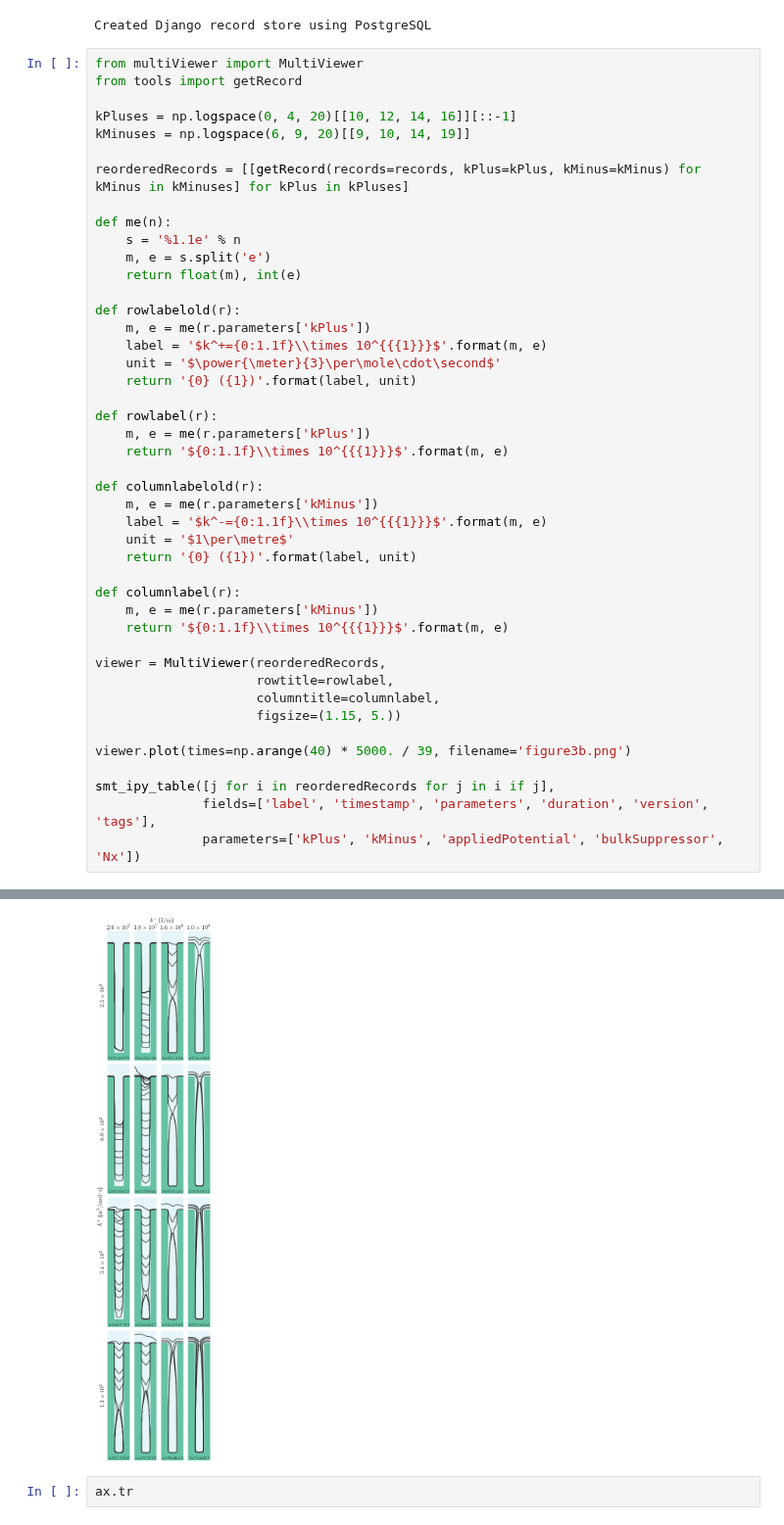
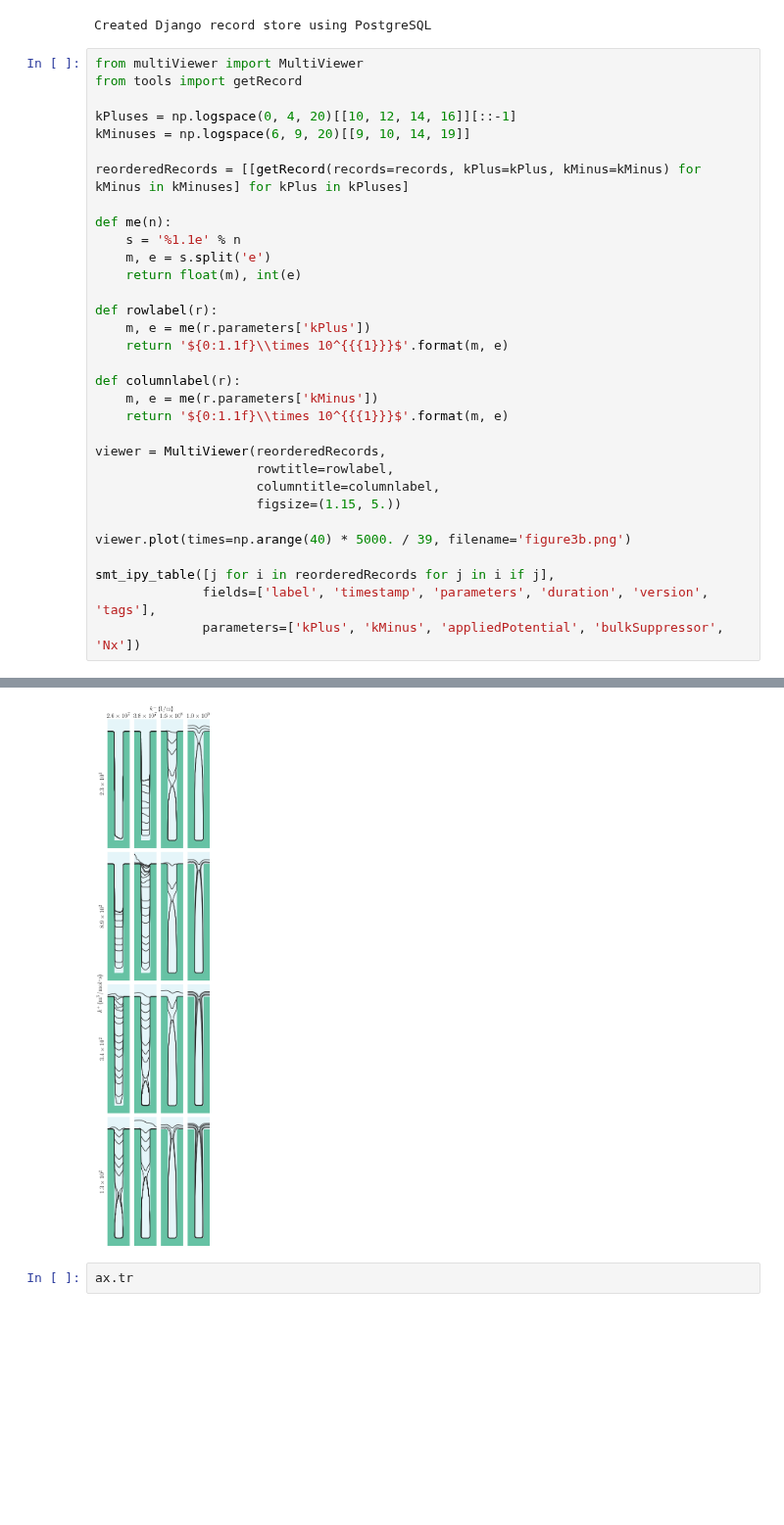
Before and after one commit to wd15/extremefill2D, a Jupyter notebook: figure3b.ipynb, the cells around one changed output, grey strips where cells are left out. Shown at 98% size. Drawn from its saved outputs; the diff is of its cells as text; blank space fills up the shorter version.

Commit message:
Update figures to remove Sumatra labels.

```diff
--- a/figure3b.ipynb
+++ b/figure3b.ipynb
@@ -21,54 +21,42 @@ def me(n):
     m, e = s.split('e')
     return float(m), int(e)
 
-def rowlabelold(r):
-    m, e = me(r.parameters['kPlus'])
-    label = '$k^+={0:1.1f}\\times 10^{{{1}}}$'.format(m, e)
-    unit = '$\power{\meter}{3}\per\mole\cdot\second$'
-    return '{0} ({1})'.format(label, unit)
-
 def rowlabel(r):
     m, e = me(r.parameters['kPlus'])
     return '${0:1.1f}\\times 10^{{{1}}}$'.format(m, e)
-
-def columnlabelold(r):
-    m, e = me(r.parameters['kMinus'])
-    label = '$k^-={0:1.1f}\\times 10^{{{1}}}$'.format(m, e)
-    unit = '$1\per\metre$'
-    return '{0} ({1})'.format(label, unit)
 
 def columnlabel(r):
     m, e = me(r.parameters['kMinus'])
     return '${0:1.1f}\\times 10^{{{1}}}$'.format(m, e)
 
 viewer = MultiViewer(reorderedRecords,
                      rowtitle=rowlabel,
                      columntitle=columnlabel,
                      figsize=(1.15, 5.))
 
 viewer.plot(times=np.arange(40) * 5000. / 39, filename='figure3b.png')
 
 smt_ipy_table([j for i in reorderedRecords for j in i if j],
               fields=['label', 'timestamp', 'parameters', 'duration', 'version', 'tags'],
               parameters=['kPlus', 'kMinus', 'appliedPotential', 'bulkSuppressor', 'Nx'])
 # %% [output]
 | Label | Timestamp | Parameters | Duration | Version | Tags |
 | 865ce676 | 2013-09-25 18:21 | kPlus: 2335.72146909, kMinus: 263... | 6m 30.16s | 43fd70c2edaa | annular56 |
 | 0ba3a14b | 2013-09-25 18:23 | kPlus: 2335.72146909, kMinus: 379... | 46m 37.40s | 43fd70c2edaa | annular56 |
 | ba81166a | 2013-09-25 18:24 | kPlus: 2335.72146909, kMinus: 162... | 2h 14m 34.79s | 43fd70c2edaa | annular56 |
 | a53ac4ef | 2013-09-25 18:24 | kPlus: 2335.72146909, kMinus: 100... | 2h 1m 12.21s | 43fd70c2edaa | annular56 |
 | 2a610e1f | 2013-09-25 18:10 | kPlus: 885.86679041, kMinus: 2636... | 27m 46.45s | 43fd70c2edaa | annular56 |
 | e63584ad | 2013-09-25 18:10 | kPlus: 885.86679041, kMinus: 3792... | 2h 9m 44.91s | 43fd70c2edaa | annular56 |
 | 3e855c20 | 2013-09-25 18:16 | kPlus: 885.86679041, kMinus: 1623... | 2h 16.93s | 43fd70c2edaa | annular56 |
 | f5f854cf | 2013-09-25 18:17 | kPlus: 885.86679041, kMinus: 1000... | 1h 52m 16.34s | 43fd70c2edaa | annular56 |
 | a8ab9783 | 2013-09-25 18:09 | kPlus: 335.981828628, kMinus: 263... | 2h 24m 31.56s | 43fd70c2edaa | annular56 |
 | affecbf7 | 2013-09-25 18:09 | kPlus: 335.981828628, kMinus: 379... | 2h 14m 40.05s | 43fd70c2edaa | annular56 |
 | b92c5fe5 | 2013-09-25 18:09 | kPlus: 335.981828628, kMinus: 162... | 2h 7m 22.48s | 43fd70c2edaa | annular56 |
 | b002e5a2 | 2013-09-25 18:09 | kPlus: 335.981828628, kMinus: 100... | 1h 48m 36.03s | 43fd70c2edaa | annular56 |
 | a58159df | 2013-09-25 18:09 | kPlus: 127.42749857, kMinus: 2636... | 1h 49m 52.14s | 43fd70c2edaa | annular56 |
 | caf57498 | 2013-09-25 18:09 | kPlus: 127.42749857, kMinus: 3792... | 1h 45m 32.41s | 43fd70c2edaa | annular56 |
 | e49bdb14 | 2013-09-25 18:09 | kPlus: 127.42749857, kMinus: 1623... | 1h 50m 43.59s | 43fd70c2edaa | annular56 |
 | 7e7cdd57 | 2013-09-25 18:09 | kPlus: 127.42749857, kMinus: 1000... | 1h 38m 26.12s | 43fd70c2edaa | annular56 |
-[figure, old version]
+[figure, new version]
 # %%
 ax.tr
```
Also changed, not shown: 10 other files.
